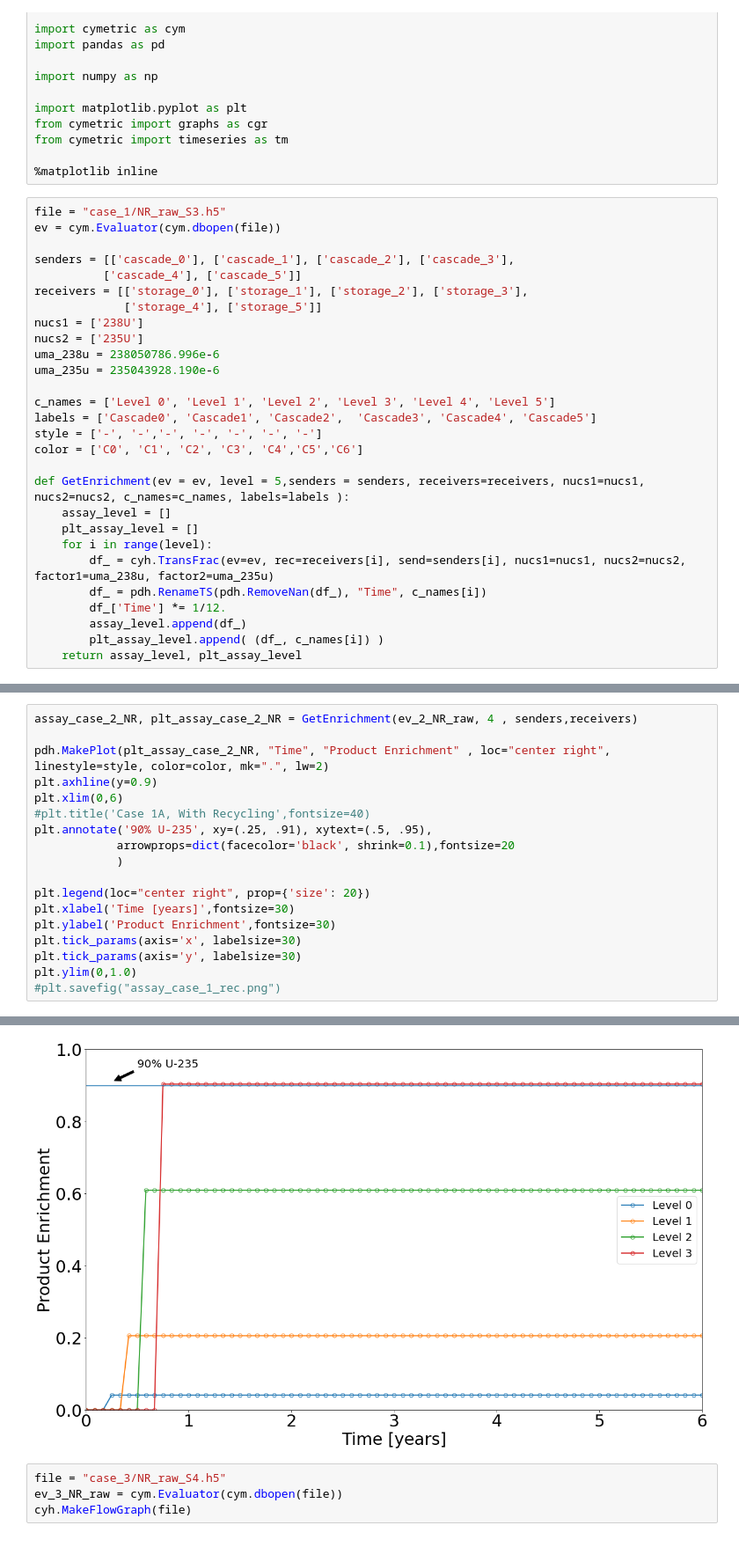
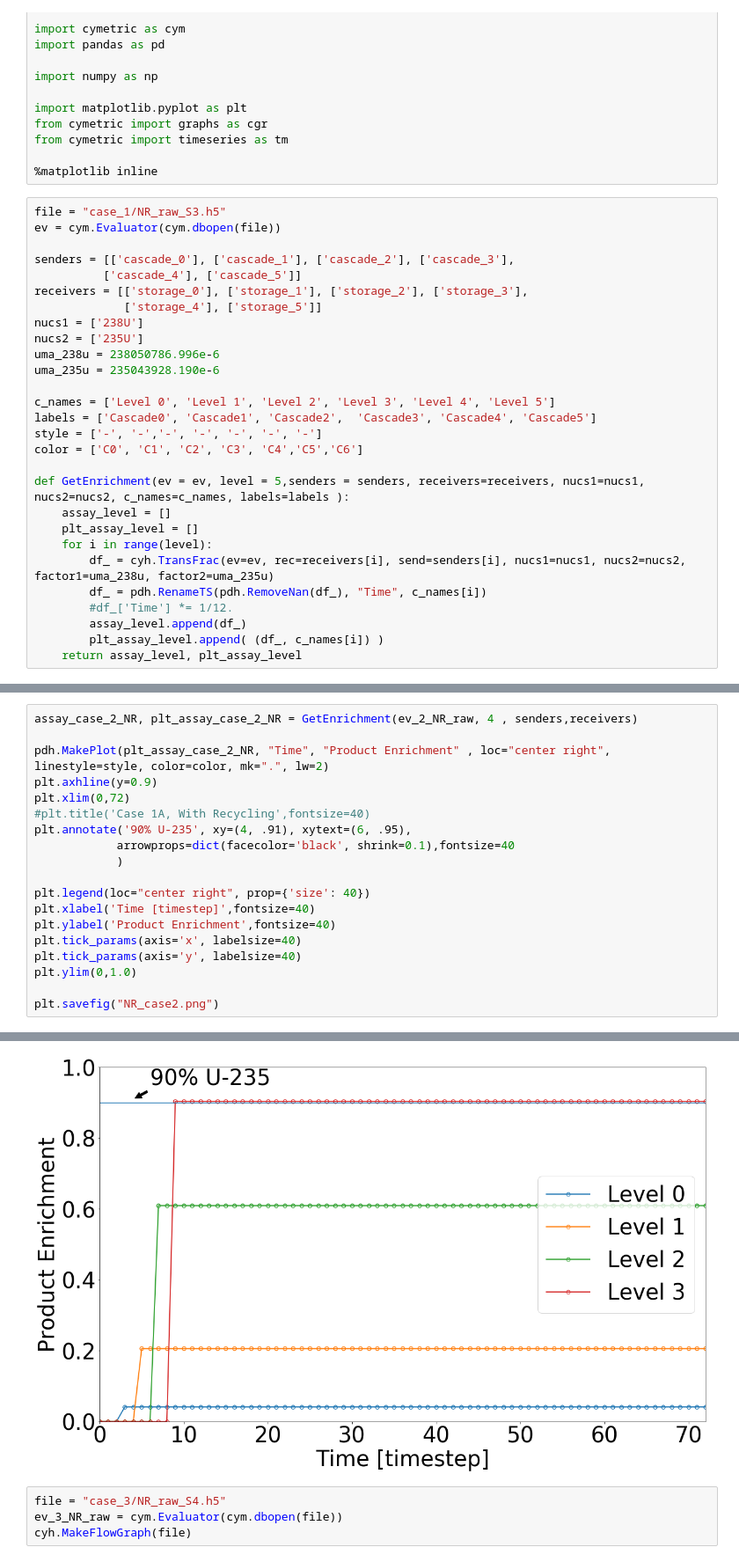
Before and after one commit to bam241/enrich_inmm, a Jupyter notebook: NR_raw_analysis.ipynb, the cells around one changed output, grey strips where cells are left out. Shown: that part at 88% size. Saved outputs shown, nothing was run; the diff lists cells and outputs as text.

```diff
--- a/NR_raw_analysis.ipynb
+++ b/NR_raw_analysis.ipynb
@@ -40,7 +40,7 @@ def GetEnrichment(ev = ev, level = 5,senders = senders, receivers=receivers, nuc
     for i in range(level):
         df_ = cyh.TransFrac(ev=ev, rec=receivers[i], send=senders[i], nucs1=nucs1, nucs2=nucs2, factor1=uma_238u, factor2=uma_235u)
         df_ = pdh.RenameTS(pdh.RemoveNan(df_), "Time", c_names[i])
-        df_['Time'] *= 1/12.
+        #df_['Time'] *= 1/12.
         assay_level.append(df_)
         plt_assay_level.append( (df_, c_names[i]) )
     return assay_level, plt_assay_level
@@ -83,17 +83,18 @@ assay_case_2_NR, plt_assay_case_2_NR = GetEnrichment(ev_2_NR_raw, 4 , senders,re
 
 pdh.MakePlot(plt_assay_case_2_NR, "Time", "Product Enrichment" , loc="center right", linestyle=style, color=color, mk=".", lw=2)
 plt.axhline(y=0.9)
-plt.xlim(0,6)
+plt.xlim(0,72)
 #plt.title('Case 1A, With Recycling',fontsize=40)
-plt.annotate('90% U-235', xy=(.25, .91), xytext=(.5, .95),
-            arrowprops=dict(facecolor='black', shrink=0.1),fontsize=20
+plt.annotate('90% U-235', xy=(4, .91), xytext=(6, .95),
+            arrowprops=dict(facecolor='black', shrink=0.1),fontsize=40
             )
 
-plt.legend(loc="center right", prop={'size': 20})
-plt.xlabel('Time [years]',fontsize=30)
-plt.ylabel('Product Enrichment',fontsize=30)
-plt.tick_params(axis='x', labelsize=30)
-plt.tick_params(axis='y', labelsize=30)
+plt.legend(loc="center right", prop={'size': 40})
+plt.xlabel('Time [timestep]',fontsize=40)
+plt.ylabel('Product Enrichment',fontsize=40)
+plt.tick_params(axis='x', labelsize=40)
+plt.tick_params(axis='y', labelsize=40)
 plt.ylim(0,1.0)
-#plt.savefig("assay_case_1_rec.png")
+
+plt.savefig("NR_case2.png")
 # %% [output]
@@ -101,4 +101,4 @@ plt.ylim(0,1.0)
-[figure, old version]
+[figure, new version]
 # %%
 file = "case_3/NR_raw_S4.h5"
 ev_3_NR_raw = cym.Evaluator(cym.dbopen(file))
```
Also changed, not shown: parts of 3 cells of this notebook, 14 other files.
